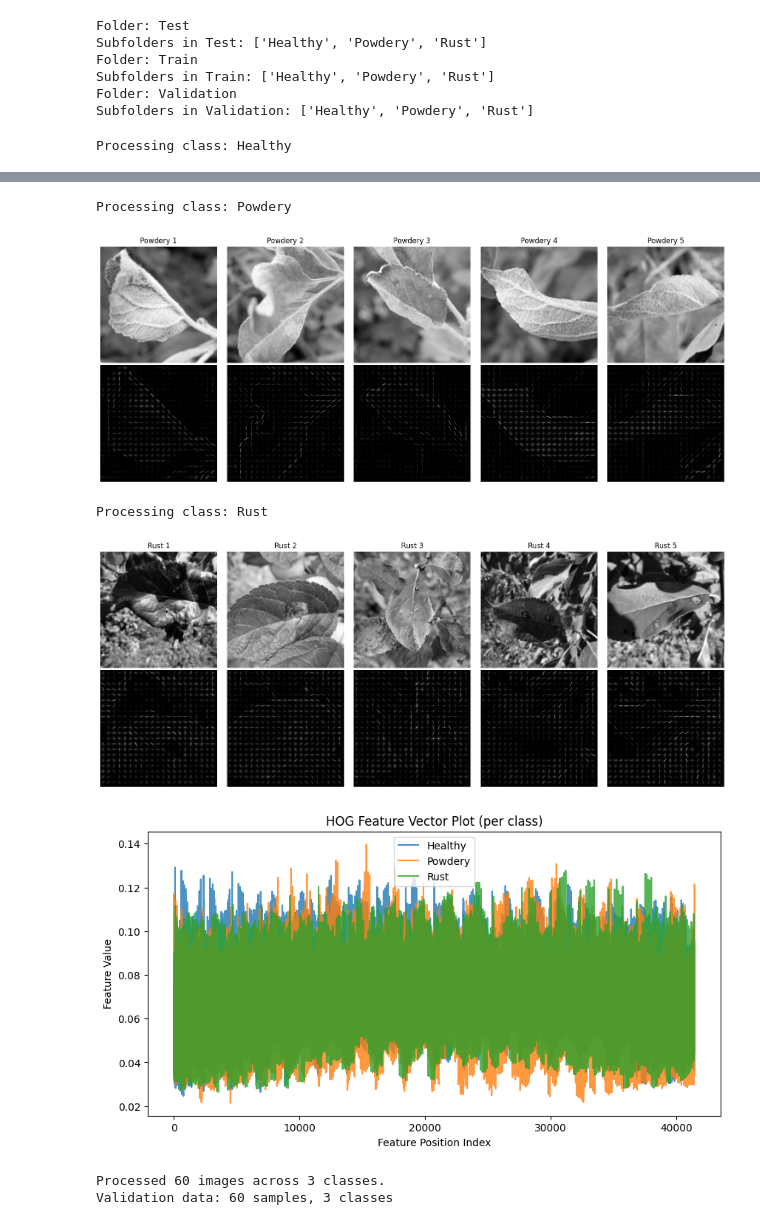
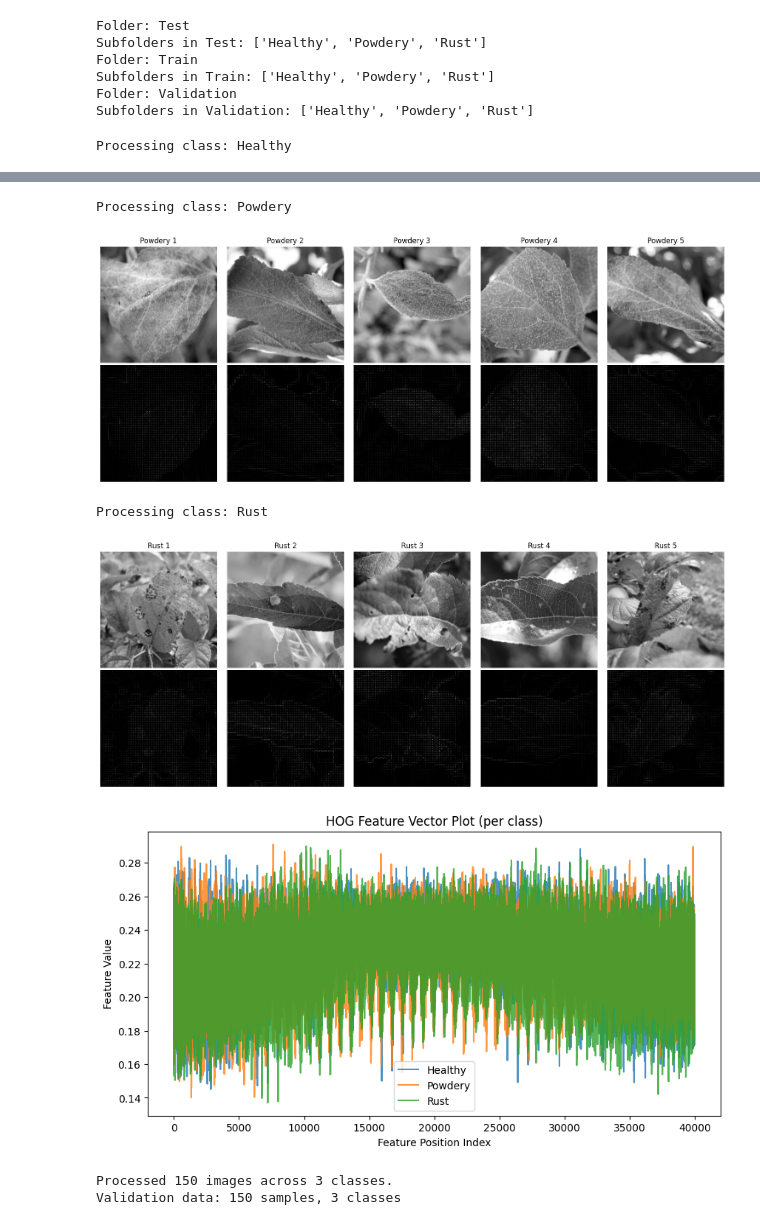
Before and after one commit to kostiak1992/w281-plant-disease-recognition, a Jupyter notebook: texture_detection.ipynb, the cells around one changed output, grey strips where cells are left out. Drawn from its saved outputs; the diff is of its cells as text; code cells hidden in the pictures.

```diff
--- a/texture_detection.ipynb
+++ b/texture_detection.ipynb
@@ -71,7 +71,7 @@ def read_image(in_path):
     return img
 
 # rescale short side to standard, crop center
-def rescale_image(img, standard=256):
+def rescale_image(img, standard=512):
     x, y = img.shape
     scale_factor = standard / min(x, y)
     img_rescaled = rescale(img, scale_factor, anti_aliasing=True)
@@ -105,9 +105,9 @@ def load_hog_data(folder_path, visualize=True, max_visualize=5):
             vis = visualize and visualize_count < max_visualize
             f, h = hog(
                 img_resized,
-                orientations=8,
-                pixels_per_cell=(12,12),
-                cells_per_block=(4,4),
+                orientations=4,
+                pixels_per_cell=(10,10),
+                cells_per_block=(2,2),
                 visualize=True,
                 feature_vector=True
             )
@@ -134,7 +134,7 @@ def load_hog_data(folder_path, visualize=True, max_visualize=5):
             plt.tight_layout()
             plt.show()
 
-    # --- Plot averaged HOG per class ---
+    # plot averaged HOG per class
     plt.figure(figsize=(10, 5))
     for label, feats in class_features.items():
         feats_array = np.array(feats)
@@ -151,8 +151,8 @@ def load_hog_data(folder_path, visualize=True, max_visualize=5):
     return np.array(features), np.array(labels)
 
 
-# Example usage
-valid_dir = "C:/Users/kosti/Desktop/DATASCI 281/Final Project/images/Validation"
+# example usage
+valid_dir = "C:/Users/kosti/Desktop/DATASCI 281/w281-plant-disease-recognition/images/Test"
 valid_features, valid_labels = load_hog_data(valid_dir, visualize=True, max_visualize=5)
 
 print(f"Validation data: {valid_features.shape[0]} samples, {len(set(valid_labels))} classes")
@@ -162,7 +162,7 @@ Processing class: Healthy
 Processing class: Powdery
-[figure, old version]
+[figure, new version]
 Processing class: Rust
-[figure, old version]
+[figure, new version]
-[figure, old version]
+[figure, new version]
-Processed 60 images across 3 classes.
-Validation data: 60 samples, 3 classes
+Processed 150 images across 3 classes.
+Validation data: 150 samples, 3 classes
```
Also changed, not shown: parts of 3 cells of this notebook.
